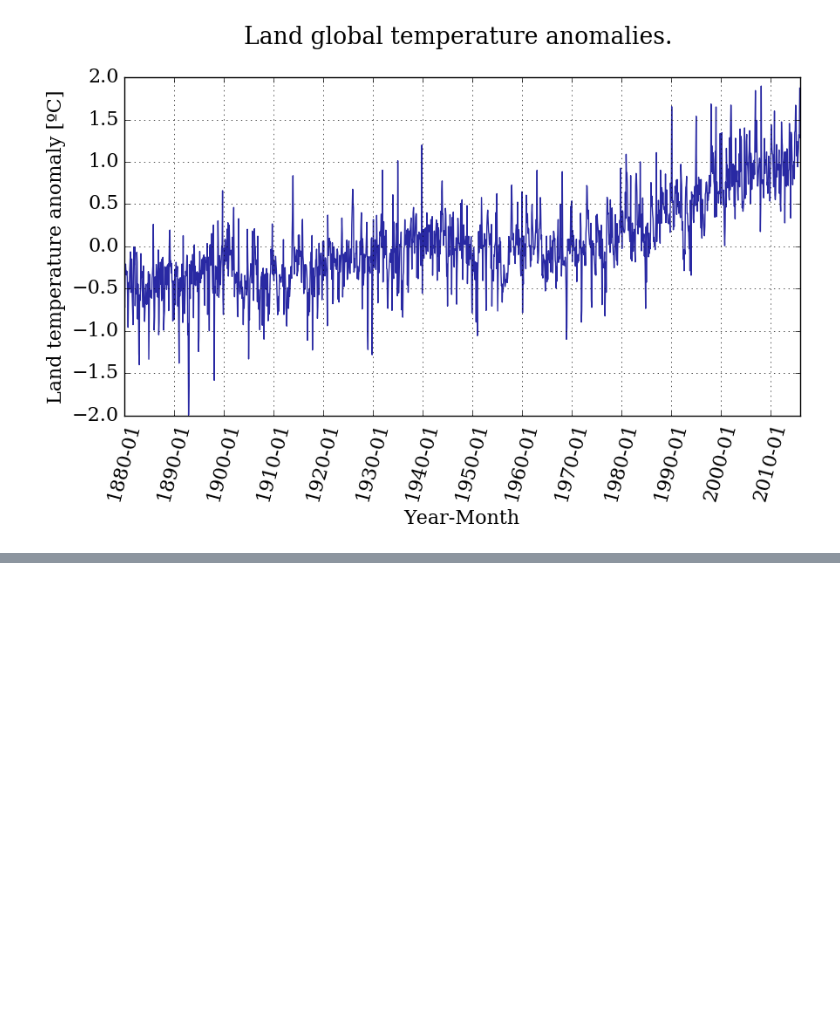
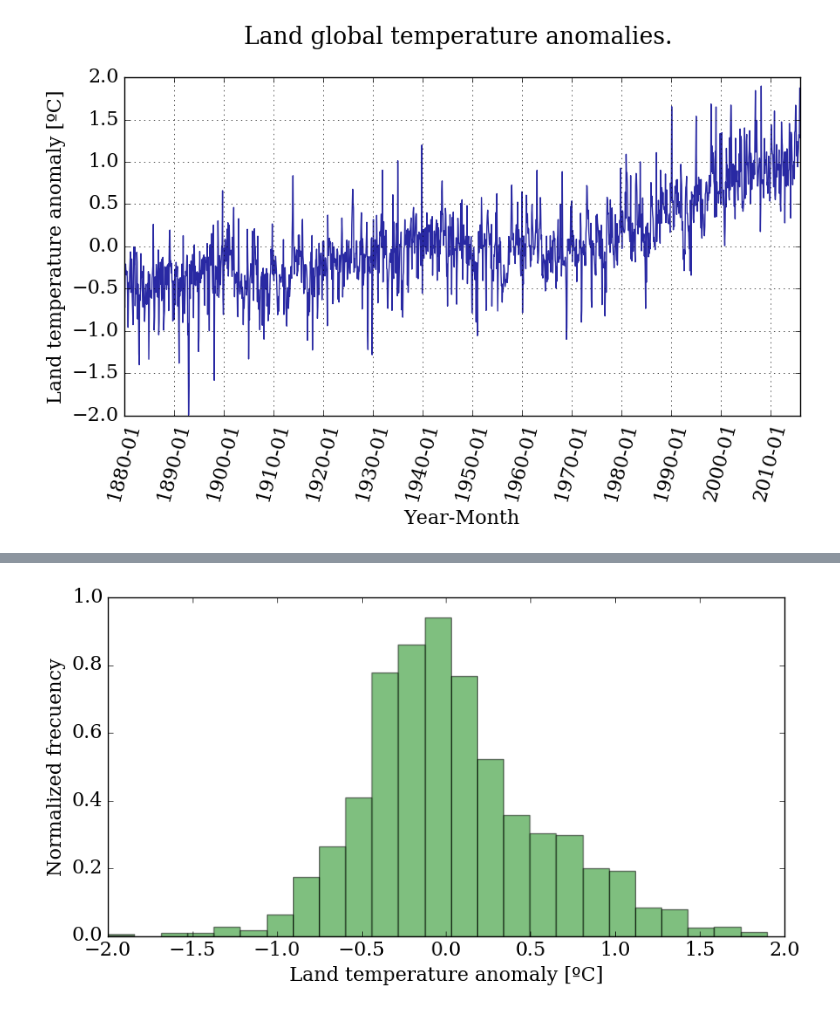
Before and after one commit to mariakathe/notebook, a Jupyter notebook: The_python_scientific_stack.ipynb, the cells around one changed output, grey strips where cells are left out. Saved outputs shown, nothing was run; the diff lists cells and outputs as text; code cells hidden in the pictures; blank space fills up the shorter version.

```diff
--- a/The_python_scientific_stack.ipynb
+++ b/The_python_scientific_stack.ipynb
@@ -143,0 +153,7 @@ pyplot.grid();
+# %%
+pyplot.figure(figsize=(10,5))
+pyplot.hist(T_land[:,1], bins=25, normed=True, color='g', alpha=0.5)
+pyplot.xlabel('Land temperature anomaly [ºC]')
+pyplot.ylabel('Normalized frecuency');
+# %% [output]
+[figure, added]
```
Also changed, not shown: parts of 2 cells of this notebook.
